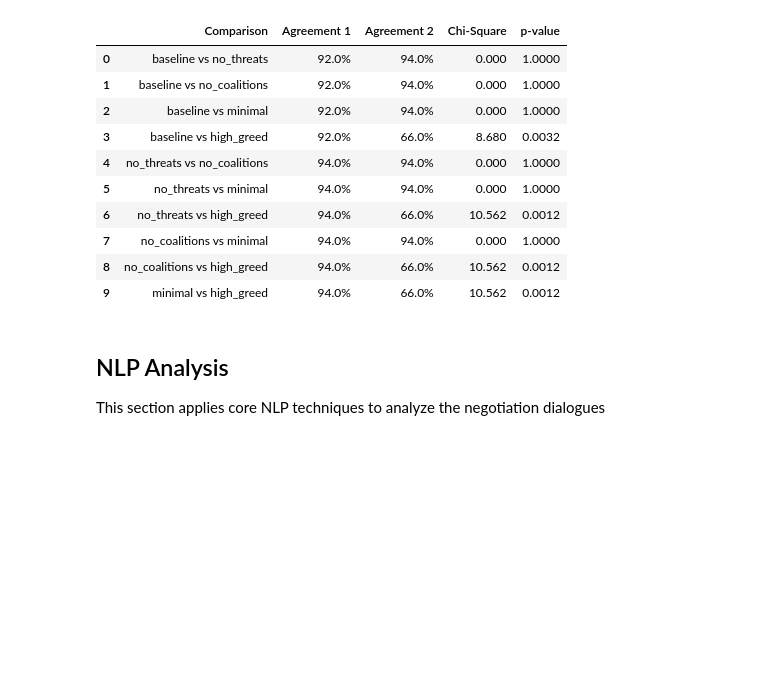
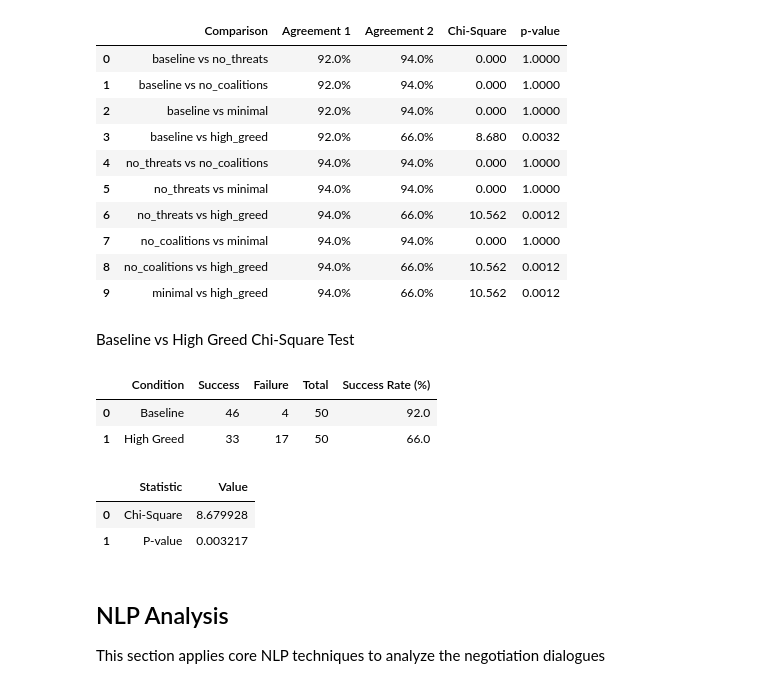
Before and after one commit to yasemitee/negotiation-arena, a Jupyter notebook: notebooks/heist_experiment_analysis.ipynb, the cells around one changed output. Cells and saved outputs as stored; diff of their text form; code cells hidden in the pictures; blank space fills up the shorter version.

Commit message:
restored deleted chi-square test

```diff
--- a/notebooks/heist_experiment_analysis.ipynb
+++ b/notebooks/heist_experiment_analysis.ipynb
@@ -540,6 +540,52 @@ if len(conditions) >= 2:
 | 7 | no_coalitions vs minimal | 94.0% | 94.0% | 0.000 | 1.0000 |
 | 8 | no_coalitions vs high_greed | 94.0% | 66.0% | 10.562 | 0.0012 |
 | 9 | minimal vs high_greed | 94.0% | 66.0% | 10.562 | 0.0012 |
+# %% [markdown]
+Baseline vs High Greed Chi-Square Test
+# %%
+baseline_data = heist_runs[heist_runs["condition"] == "baseline"]
+high_greed_data = heist_runs[heist_runs["condition"] == "high_greed"]
+
+if len(baseline_data) > 0 and len(high_greed_data) > 0:
+    baseline_success = baseline_data["agreed"].sum()
+    baseline_failure = len(baseline_data) - baseline_success
+
+    high_greed_success = high_greed_data["agreed"].sum()
+    high_greed_failure = len(high_greed_data) - high_greed_success
+
+    contingency_table = np.array([
+        [baseline_success, baseline_failure],
+        [high_greed_success, high_greed_failure]
+    ])
+
+    chi2, p_value, dof, expected = stats.chi2_contingency(contingency_table)
+
+    contingency_df = pd.DataFrame({
+        "Condition": ["Baseline", "High Greed"],
+        "Success": [baseline_success, high_greed_success],
+        "Failure": [baseline_failure, high_greed_failure],
+        "Total": [len(baseline_data), len(high_greed_data)],
+        "Success Rate (%)": [
+            baseline_success/len(baseline_data)*100,
+            high_greed_success/len(high_greed_data)*100
+        ]
+    })
+
+    display(contingency_df)
+
+    test_results_df = pd.DataFrame({
+        "Statistic": ["Chi-Square", "P-value"],
+        "Value": [chi2, p_value]
+    })
+
+    display(test_results_df)
+# %% [output]
+|  | Condition | Success | Failure | Total | Success Rate (%) |
+| 0 | Baseline | 46 | 4 | 50 | 92.0 |
+| 1 | High Greed | 33 | 17 | 50 | 66.0 |
+|  | Statistic | Value |
+| 0 | Chi-Square | 8.679928 |
+| 1 | P-value | 0.003217 |
 # %% [markdown]
 ## NLP Analysis
 
```
Also changed, not shown: parts of 1 cell of this notebook.
